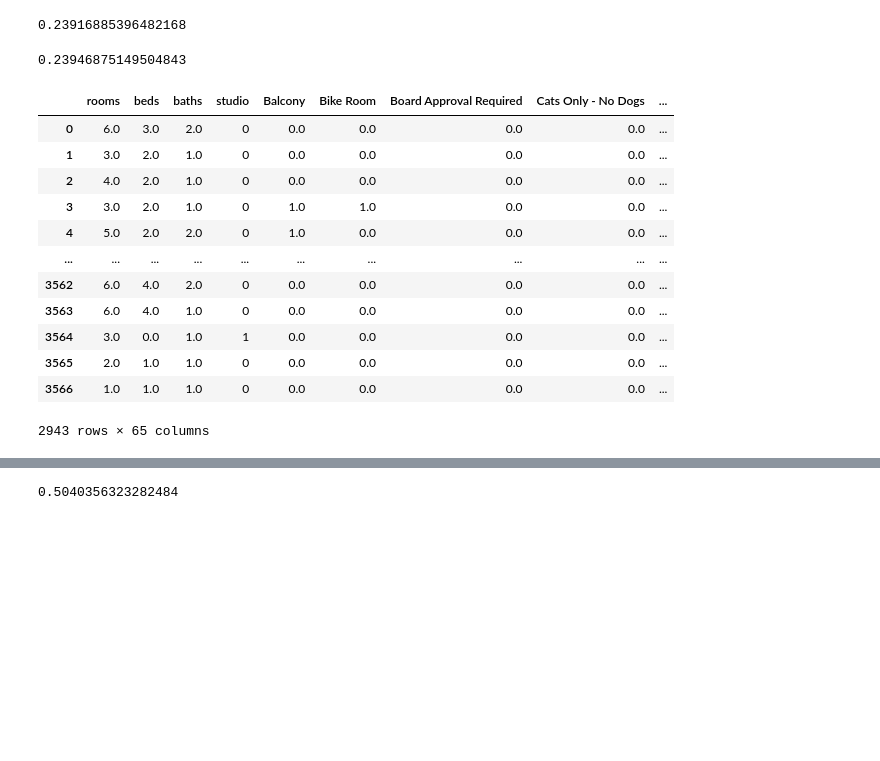
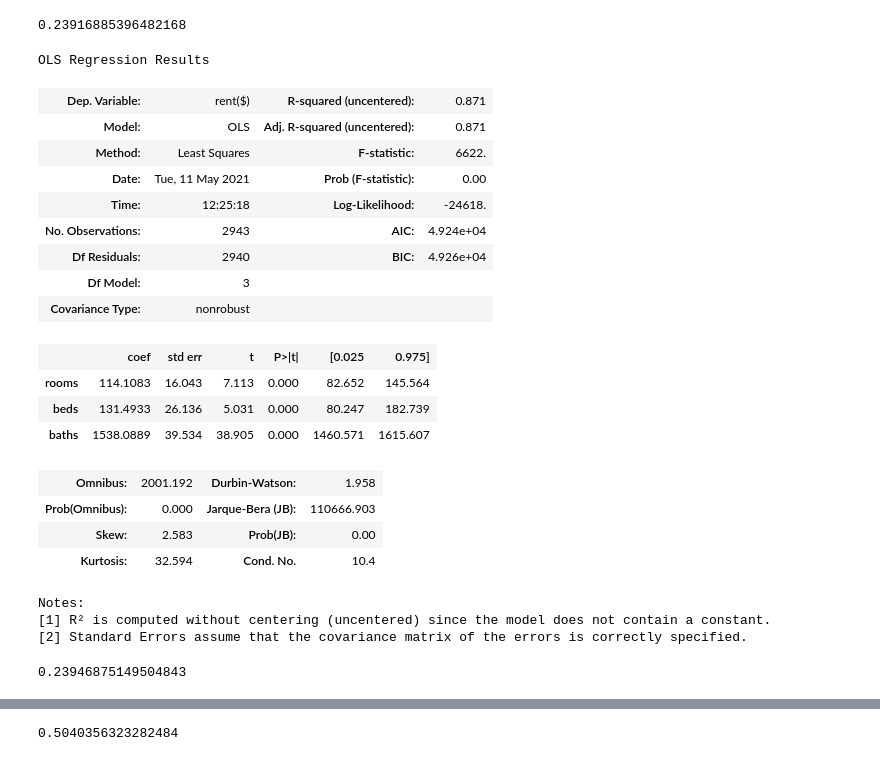
Before and after one commit to nickdellaquilo/Apartment-Regression, a Jupyter notebook: MVP Regression.ipynb, the cells around one changed output, grey strips where cells are left out. Cells and saved outputs as stored; diff of their text form; code cells hidden in the pictures; blank space fills up the shorter version.

```diff
--- a/MVP Regression.ipynb
+++ b/MVP Regression.ipynb
@@ -126,6 +128,32 @@ lr.fit(X, y)
 lr.score(X, y)
 # %% [output]
 0.23916885396482168
+# %%
+lm1 = sm.OLS(y, X)
+o1 = lm1.fit()
+o1.summary()
+# %% [output]
+OLS Regression Results
+| Dep. Variable: | rent($) | R-squared (uncentered): | 0.871 |
+| Model: | OLS | Adj. R-squared (uncentered): | 0.871 |
+| Method: | Least Squares | F-statistic: | 6622. |
+| Date: | Tue, 11 May 2021 | Prob (F-statistic): | 0.00 |
+| Time: | 12:25:18 | Log-Likelihood: | -24618. |
+| No. Observations: | 2943 | AIC: | 4.924e+04 |
+| Df Residuals: | 2940 | BIC: | 4.926e+04 |
+| Df Model: | 3 |  |  |
+| Covariance Type: | nonrobust |  |  |
+|  | coef | std err | t | P>|t| | [0.025 | 0.975] |
+| rooms | 114.1083 | 16.043 | 7.113 | 0.000 | 82.652 | 145.564 |
+| beds | 131.4933 | 26.136 | 5.031 | 0.000 | 80.247 | 182.739 |
+| baths | 1538.0889 | 39.534 | 38.905 | 0.000 | 1460.571 | 1615.607 |
+| Omnibus: | 2001.192 | Durbin-Watson: | 1.958 |
+| Prob(Omnibus): | 0.000 | Jarque-Bera (JB): | 110666.903 |
+| Skew: | 2.583 | Prob(JB): | 0.00 |
+| Kurtosis: | 32.594 | Cond. No. | 10.4 |
+Notes:
+[1] R² is computed without centering (uncentered) since the model does not contain a constant.
+[2] Standard Errors assume that the covariance matrix of the errors is correctly specified.
 # %%
 features, target = ["rooms", "beds", "baths", "studio"], "rent($)"
 X, y = df[features], df[target]
@@ -134,19 +162,3 @@ lr.fit(X, y)
 lr.score(X, y)
 # %% [output]
 0.23946875149504843
-# %%
-df.iloc[:, 4:]
-# %% [output]
-|  | rooms | beds | baths | studio | Balcony | Bike Room | Board Approval Required | Cats Only - No Dogs | ... |
-| 0 | 6.0 | 3.0 | 2.0 | 0 | 0.0 | 0.0 | 0.0 | 0.0 | ... |
-| 1 | 3.0 | 2.0 | 1.0 | 0 | 0.0 | 0.0 | 0.0 | 0.0 | ... |
-| 2 | 4.0 | 2.0 | 1.0 | 0 | 0.0 | 0.0 | 0.0 | 0.0 | ... |
-| 3 | 3.0 | 2.0 | 1.0 | 0 | 1.0 | 1.0 | 0.0 | 0.0 | ... |
-| 4 | 5.0 | 2.0 | 2.0 | 0 | 1.0 | 0.0 | 0.0 | 0.0 | ... |
-| ... | ... | ... | ... | ... | ... | ... | ... | ... | ... |
-| 3562 | 6.0 | 4.0 | 2.0 | 0 | 0.0 | 0.0 | 0.0 | 0.0 | ... |
-| 3563 | 6.0 | 4.0 | 1.0 | 0 | 0.0 | 0.0 | 0.0 | 0.0 | ... |
-| 3564 | 3.0 | 0.0 | 1.0 | 1 | 0.0 | 0.0 | 0.0 | 0.0 | ... |
-| 3565 | 2.0 | 1.0 | 1.0 | 0 | 0.0 | 0.0 | 0.0 | 0.0 | ... |
-| 3566 | 1.0 | 1.0 | 1.0 | 0 | 0.0 | 0.0 | 0.0 | 0.0 | ... |
-2943 rows × 65 columns
```
Also changed, not shown: parts of 21 cells of this notebook, 1 other file.
